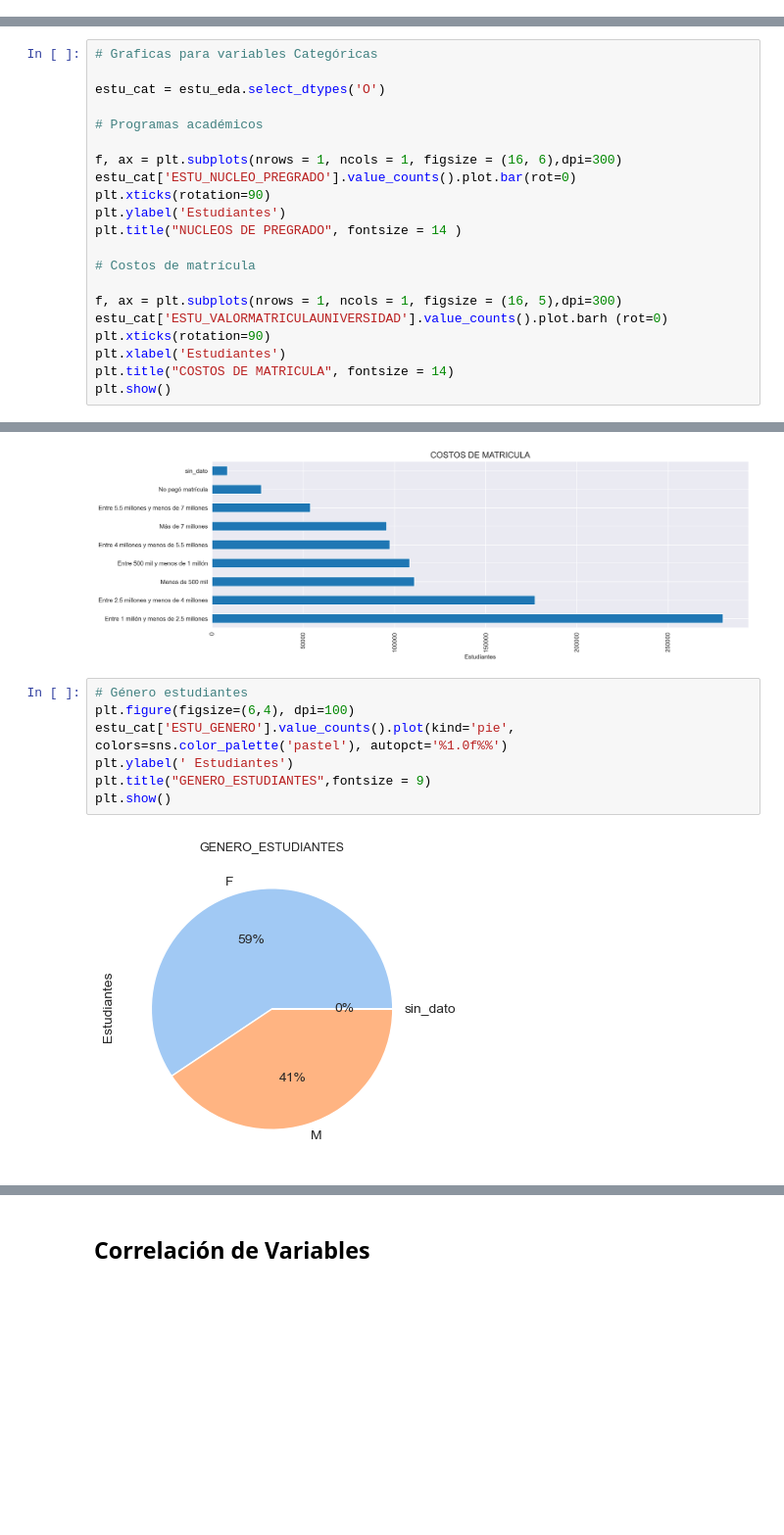
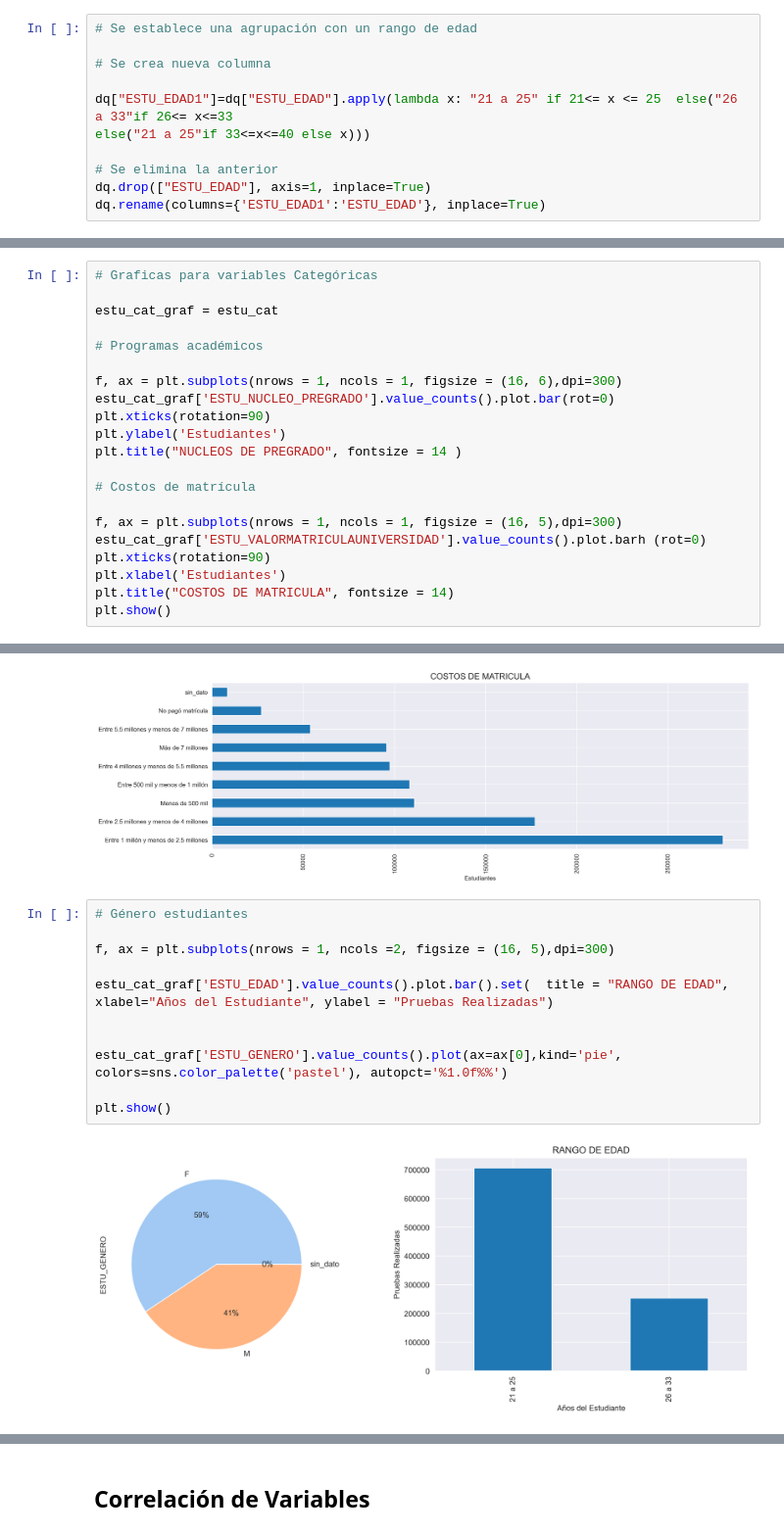
Before and after one commit to jospinoponce/PruebasSaberPro_Colombia, a Jupyter notebook: report_EDA.ipynb, the cells around one changed output, grey strips where cells are left out. Shown at 98% size. Drawn from its saved outputs; the diff is of its cells as text; blank space fills up the shorter version.

```diff
--- a/report_EDA.ipynb
+++ b/report_EDA.ipynb
@@ -216,3 +200,14 @@ Name: ESTU_EDAD, dtype: int64
+# %%
+# Se establece una agrupación con un rango de edad
+
+# Se crea nueva columna
+
+dq["ESTU_EDAD1"]=dq["ESTU_EDAD"].apply(lambda x: "21 a 25" if 21<= x <= 25  else("26 a 33"if 26<= x<=33
+else("21 a 25"if 33<=x<=40 else x)))
+
+# Se elimina la anterior
+dq.drop(["ESTU_EDAD"], axis=1, inplace=True)
+dq.rename(columns={'ESTU_EDAD1':'ESTU_EDAD'}, inplace=True)
 # %% [markdown]
 Se grafican las distribuciones de las variables que tienen el puntaje de las pruebas. MOD_RAZONA_CUANTITAT_PUNT, MOD_COMUNI_ESCRITA_PUNT, MOD_LECTURA_CRITICA_PUNT, MOD_COMPETEN_CIUDADA_PUNT, MOD_INGLES_PUNT <br>
 
@@ -414,12 +414,12 @@ estu_eda.head(5)
 # %%
 # Graficas para variables Categóricas
 
-estu_cat = estu_eda.select_dtypes('O')
+estu_cat_graf = estu_cat
 
 # Programas académicos
 
 f, ax = plt.subplots(nrows = 1, ncols = 1, figsize = (16, 6),dpi=300)
-estu_cat['ESTU_NUCLEO_PREGRADO'].value_counts().plot.bar(rot=0)
+estu_cat_graf['ESTU_NUCLEO_PREGRADO'].value_counts().plot.bar(rot=0)
 plt.xticks(rotation=90)
 plt.ylabel('Estudiantes')
 plt.title("NUCLEOS DE PREGRADO", fontsize = 14 )
@@ -427,7 +427,7 @@ plt.title("NUCLEOS DE PREGRADO", fontsize = 14 )
 # Costos de matrícula
 
 f, ax = plt.subplots(nrows = 1, ncols = 1, figsize = (16, 5),dpi=300)
-estu_cat['ESTU_VALORMATRICULAUNIVERSIDAD'].value_counts().plot.barh (rot=0)
+estu_cat_graf['ESTU_VALORMATRICULAUNIVERSIDAD'].value_counts().plot.barh (rot=0)
 plt.xticks(rotation=90)
 plt.xlabel('Estudiantes')
 plt.title("COSTOS DE MATRICULA", fontsize = 14)
@@ -437,13 +437,18 @@ plt.show()
 [figure]
 # %%
 # Género estudiantes
-plt.figure(figsize=(6,4), dpi=100)
-estu_cat['ESTU_GENERO'].value_counts().plot(kind='pie', colors=sns.color_palette('pastel'), autopct='%1.0f%%')
-plt.ylabel(' Estudiantes')
-plt.title("GENERO_ESTUDIANTES",fontsize = 9)
+
+f, ax = plt.subplots(nrows = 1, ncols =2, figsize = (16, 5),dpi=300)
+
+estu_cat_graf['ESTU_EDAD'].value_counts().plot.bar().set(  title = "RANGO DE EDAD",
+xlabel="Años del Estudiante", ylabel = "Pruebas Realizadas")
+
+
+estu_cat_graf['ESTU_GENERO'].value_counts().plot(ax=ax[0],kind='pie', colors=sns.color_palette('pastel'), autopct='%1.0f%%')
+
 plt.show()
 # %% [output]
-[figure, old version]
+[figure, new version]
 # %%
 # Se eliminan las variables ya graficadas
 
```
Also changed, not shown: parts of 10 cells of this notebook, 1 other file.
